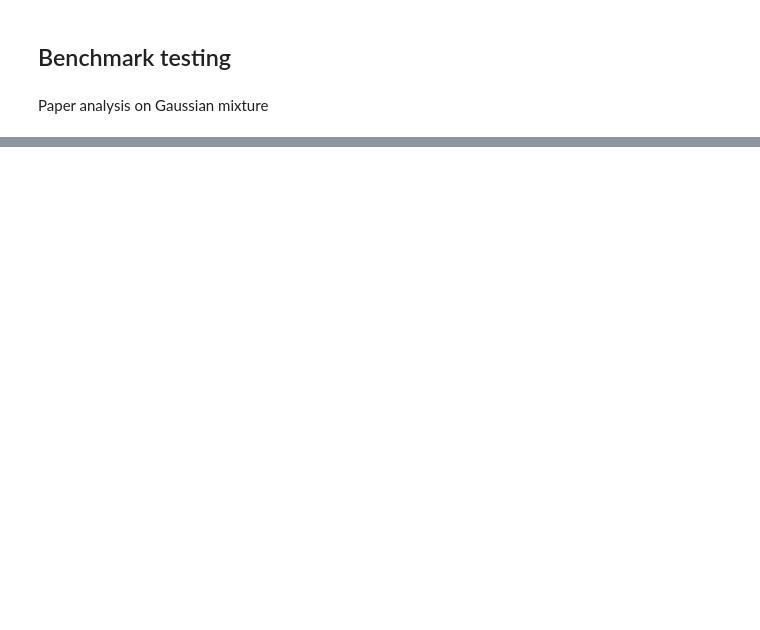
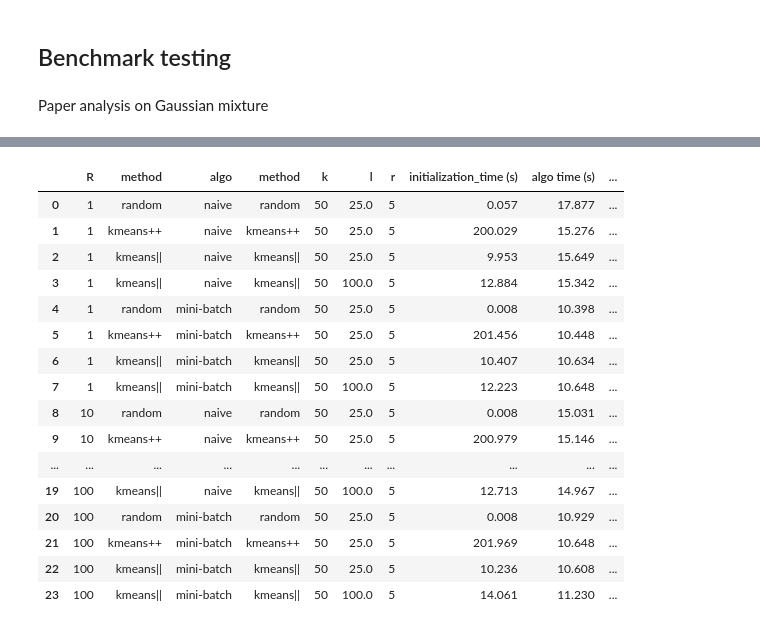
Before and after one commit to GiacomoGasparotto/Distributed-K-means, a Jupyter notebook: benchmark.ipynb, the cells around one changed output, grey strips where cells are left out. Drawn from its saved outputs; the diff is of its cells as text; code cells hidden in the pictures; blank space fills up the shorter version.

```diff
--- a/benchmark.ipynb
+++ b/benchmark.ipynb
@@ -232,16 +384,3 @@ def analysis_init(
     return df
 # %% [markdown]
 Paper analysis on Gaussian mixture
-# %%
-R = [1, 10, 100]
-
-# generate data with Gaussian mixture changing R
-for RR in R:
-    data_rdd = gauss_mixture(num_points_per_cluster=5000, num_clusters=50, dim=15, R=RR)
-    # Convert to numpy array
-    data_list = data_rdd.collect()
-    data_array = np.array(data_list)
-
-    df = analysis_init(data_array, data_rdd, r=5, k=50)
-    print("R =", RR, "\n")
-    print(df)
@@ -248,3 +559,36 @@ for RR in R:
+# %%
+##### batch fraction = 0.3 #####
+res_df2 = pd.concat(objs=res, ignore_index=True)
+cols = res_df2.columns
+res_df2["R"] = np.array([1, 1, 1, 1, 1, 1, 1, 1, 10, 10, 10, 10, 10, 10, 10, 10, 100, 100, 100, 100, 100, 100, 100, 100])
+columns = []
+for i, col in enumerate(cols):
+    if i==0:
+        columns.append("R")
+    if i==1:
+        columns.append(cols[1])
+        columns.append(cols[0])
+    else: columns.append(cols[i])
+res_df = res_df2[columns]
+res_df
+# %% [output]
+|  | R | method | algo | method | k | l | r | initialization_time (s) | algo time (s) | ... |
+| 0 | 1 | random | naive | random | 50 | 25.0 | 5 | 0.057 | 17.877 | ... |
+| 1 | 1 | kmeans++ | naive | kmeans++ | 50 | 25.0 | 5 | 200.029 | 15.276 | ... |
+| 2 | 1 | kmeans|| | naive | kmeans|| | 50 | 25.0 | 5 | 9.953 | 15.649 | ... |
+| 3 | 1 | kmeans|| | naive | kmeans|| | 50 | 100.0 | 5 | 12.884 | 15.342 | ... |
+| 4 | 1 | random | mini-batch | random | 50 | 25.0 | 5 | 0.008 | 10.398 | ... |
+| 5 | 1 | kmeans++ | mini-batch | kmeans++ | 50 | 25.0 | 5 | 201.456 | 10.448 | ... |
+| 6 | 1 | kmeans|| | mini-batch | kmeans|| | 50 | 25.0 | 5 | 10.407 | 10.634 | ... |
+| 7 | 1 | kmeans|| | mini-batch | kmeans|| | 50 | 100.0 | 5 | 12.223 | 10.648 | ... |
+| 8 | 10 | random | naive | random | 50 | 25.0 | 5 | 0.008 | 15.031 | ... |
+| 9 | 10 | kmeans++ | naive | kmeans++ | 50 | 25.0 | 5 | 200.979 | 15.146 | ... |
+| ... | ... | ... | ... | ... | ... | ... | ... | ... | ... | ... |
+| 19 | 100 | kmeans|| | naive | kmeans|| | 50 | 100.0 | 5 | 12.713 | 14.967 | ... |
+| 20 | 100 | random | mini-batch | random | 50 | 25.0 | 5 | 0.008 | 10.929 | ... |
+| 21 | 100 | kmeans++ | mini-batch | kmeans++ | 50 | 25.0 | 5 | 201.969 | 10.648 | ... |
+| 22 | 100 | kmeans|| | mini-batch | kmeans|| | 50 | 25.0 | 5 | 10.236 | 10.608 | ... |
+| 23 | 100 | kmeans|| | mini-batch | kmeans|| | 50 | 100.0 | 5 | 14.061 | 11.230 | ... |
 # %%
 # stopping the cluster
 ! $SPARK_HOME/sbin/stop-all.sh
```
Also changed, not shown: parts of 27 cells of this notebook, 1 other file.
